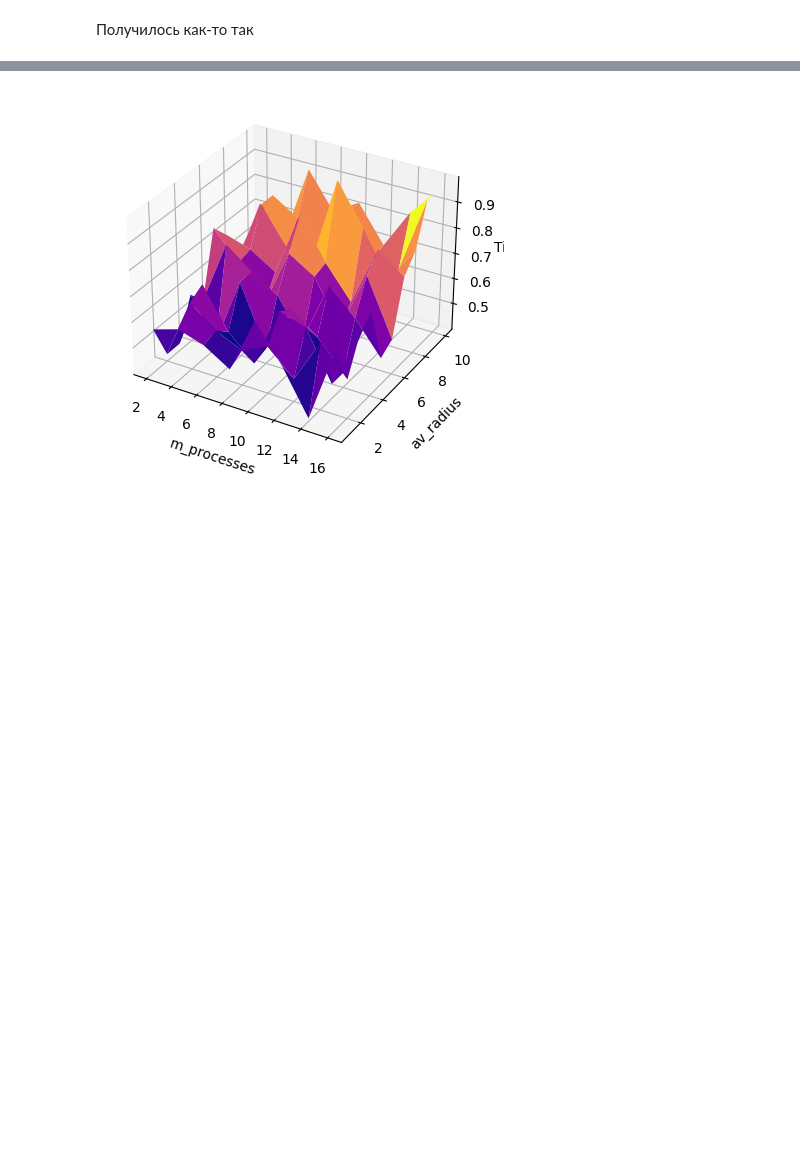
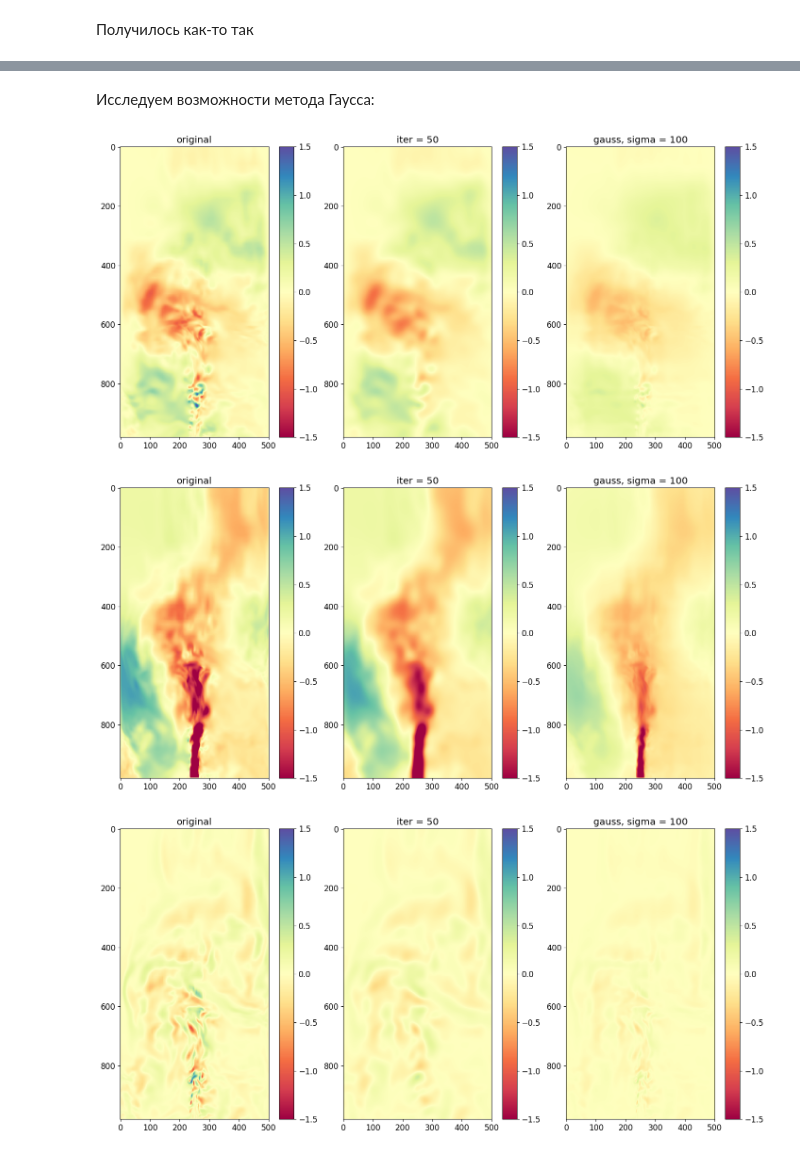
Before and after one commit to germanFid/FieldAveraging, a Jupyter notebook: playground.ipynb, the cells around one changed output, grey strips where cells are left out. Cells and saved outputs as stored; diff of their text form; code cells hidden in the pictures; blank space fills up the shorter version.

```diff
--- a/playground.ipynb
+++ b/playground.ipynb
@@ -272,20 +237,49 @@ NameError: name 'np' is not defined
-# %%
-from mpl_toolkits.mplot3d import Axes3D
-
-x = np.array(processing) # m_processes
-y = np.array(radiuses) # av_radius
-z = np.array(times) # time
-
-X, Y = np.meshgrid(np.unique(x), np.unique(y))
-Z = z.reshape(X.shape)
-
-# Plot the mesh plot
-fig = plt.figure()
-ax = fig.add_subplot(111, projection='3d')
-ax.plot_surface(X, Y, Z, cmap='plasma')
-ax.set_xlabel('m_processes')
-ax.set_ylabel('av_radius')
-ax.set_zlabel('Time')
-plt.show()
-# %% [output]
-[figure, removed]
+# %% [markdown]
+Исследуем возможности метода Гаусса:
+# %%
+all_coord_mod = calculate_module_of_arrays((tmplistX, tmplistY, tmplistZ))
+av_radius = 100
+
+n_graphicsX = []
+n_graphicsY = []
+n_graphicsZ = []
+n_graphicsM = []
+n_graphicsX.append(tmplistX)
+n_graphicsY.append(tmplistY)
+n_graphicsZ.append(tmplistZ)
+n_graphicsM.append(all_coord_mod)
+n_graphicsX.append(graphicsX[len(graphicsX)-1])
+n_graphicsY.append(graphicsY[len(graphicsY)-1])
+n_graphicsZ.append(graphicsZ[len(graphicsZ)-1])
+n_graphicsM.append(graphicsM[len(graphicsM)-1])
+
+av1 = gauss_2d(np.asarray(tmplistX, dtype=np.float32), av_radius)
+av2 = gauss_2d(np.asarray(tmplistY, dtype=np.float32), av_radius)
+av3 = gauss_2d(np.asarray(tmplistZ, dtype=np.float32), av_radius)
+
+all_coord_mod = calculate_module_of_arrays((av1, av2, av3))
+
+n_graphicsX.append(av1)
+n_graphicsY.append(av2)
+n_graphicsZ.append(av3)
+n_graphicsM.append(all_coord_mod)
+# %%
+figsize = (18, 8)
+font_size = 12
+
+titles = ["original", "iter = 50", "gauss, sigma = 100"]
+fig1 = plot_figures_in_row(n_graphicsX, titles=titles, figsize=figsize, show_colorbar=show_colorbar, font_size=font_size, normalize=normalize)
+fig1.savefig('GaussVsBasicX.png', dpi=300, transparent=True)
+
+fig2 = plot_figures_in_row(n_graphicsY, titles=titles, figsize=figsize, show_colorbar=show_colorbar, font_size=font_size, normalize=normalize)
+fig2.savefig('GaussVsBasicY.png', dpi=300, transparent=True)
+
+fig3 = plot_figures_in_row(n_graphicsZ, titles=titles, figsize=figsize, show_colorbar=show_colorbar, font_size=font_size, normalize=normalize)
+fig3.savefig('GaussVsBasicZ.png', dpi=300, transparent=True)
+
+fig4 = plot_figures_in_row(n_graphicsM, titles=titles, figsize=figsize, show_colorbar=show_colorbar, font_size=font_size, normalize=normalize)
+fig4.savefig('GaussVsBasicM.png', dpi=300, transparent=True)
+# %% [output]
+[figure, added]
+[figure, added]
+[figure, added]
```
Also changed, not shown: parts of 5 cells of this notebook, 1 other file.
